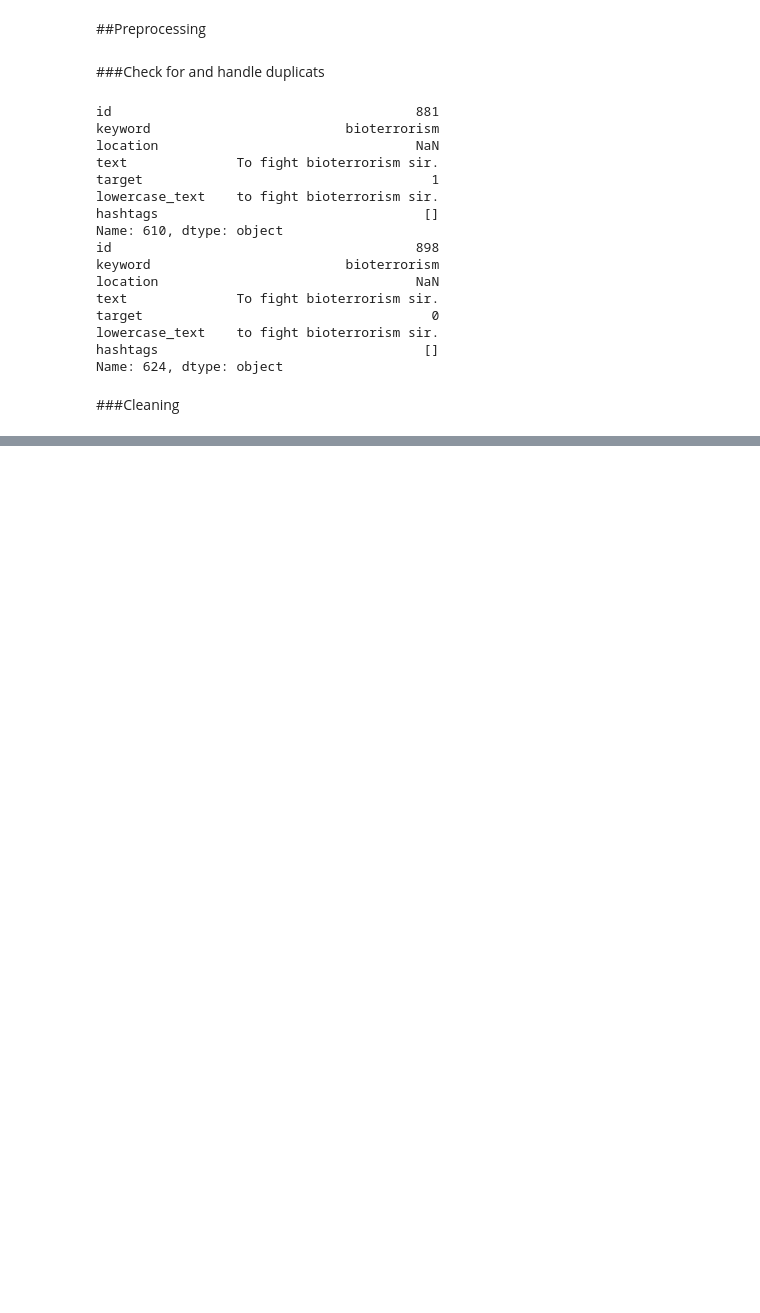
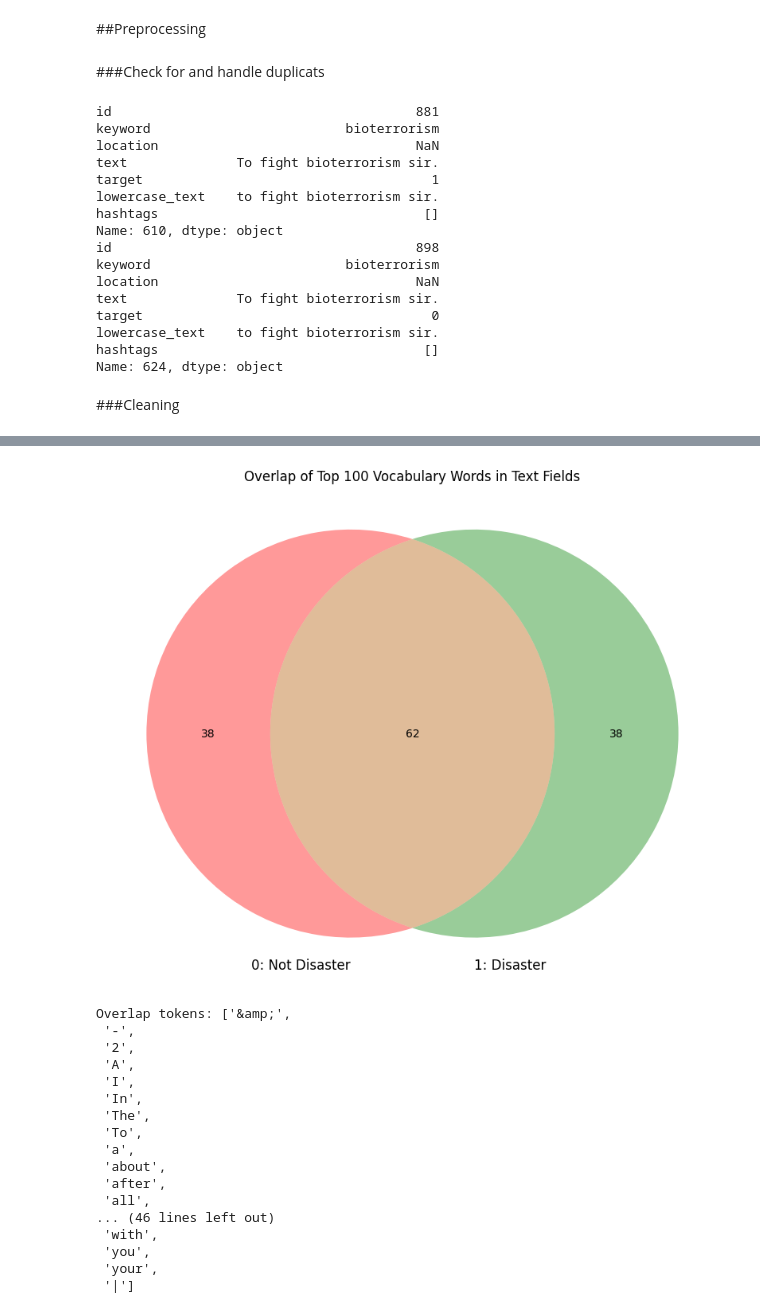
Before and after one commit to Luicazen/NLPTweets, a Jupyter notebook: Visualizations .ipynb, the cells around one changed output, grey strips where cells are left out. Cells and saved outputs as stored; diff of their text form; code cells hidden in the pictures; blank space fills up the shorter version.

```diff
--- a/BERT.ipynb
+++ b/Visualizations .ipynb
@@ -705,0 +401,53 @@ Wrote submission.csv with 3263 rows
+# %%
+# top 100 vocabulary words in text fields (by frequency per target)
+def _token_counts_for_target(df, target):
+	cnt = Counter()
+	texts = df.loc[df['target'] == target, 'text'].dropna().astype(str)
+	for t in texts:
+		for tok in t.split():
+			tok = tok.strip()
+			if tok:
+				cnt[tok] += 1
+	return cnt
+
+counter0 = _token_counts_for_target(trainDF, 0)
+counter1 = _token_counts_for_target(trainDF, 1)
+
+topVocab0 = counter0.most_common(100)
+topVocab1 = counter1.most_common(100)
+
+# Create top Vocabulary DataFrames
+topVocabDF0 = pd.DataFrame(topVocab0, columns=["token", "Count"])
+topVocabDF1 = pd.DataFrame(topVocab1, columns=["token", "Count"])
+
+# Prepare sets for Venn diagram
+set0 = set([tok for tok, _ in topVocab0])
+set1 = set([tok for tok, _ in topVocab1])
+
+# Plot Venn diagram
+plt.figure(figsize=(10,10))
+venn2([set0, set1], set_labels=('0: Not Disaster', '1: Disaster'))
+plt.title('Overlap of Top 100 Vocabulary Words in Text Fields')
+plt.show()
+
+# Show overlapping tokens
+print("Overlap tokens:", sorted(list(set0 & set1)))
+# %% [output]
+[figure, added]
+Overlap tokens: ['&amp;',
+ '-',
+ '2',
+ 'A',
+ 'I',
+ 'In',
+ 'The',
+ 'To',
+ 'a',
+ 'about',
+ 'after',
+ 'all',
+... (46 lines left out)
+ 'with',
+ 'you',
+ 'your',
+ '|']
```
Also changed, not shown: parts of 18 cells of this notebook, 7 other files.
